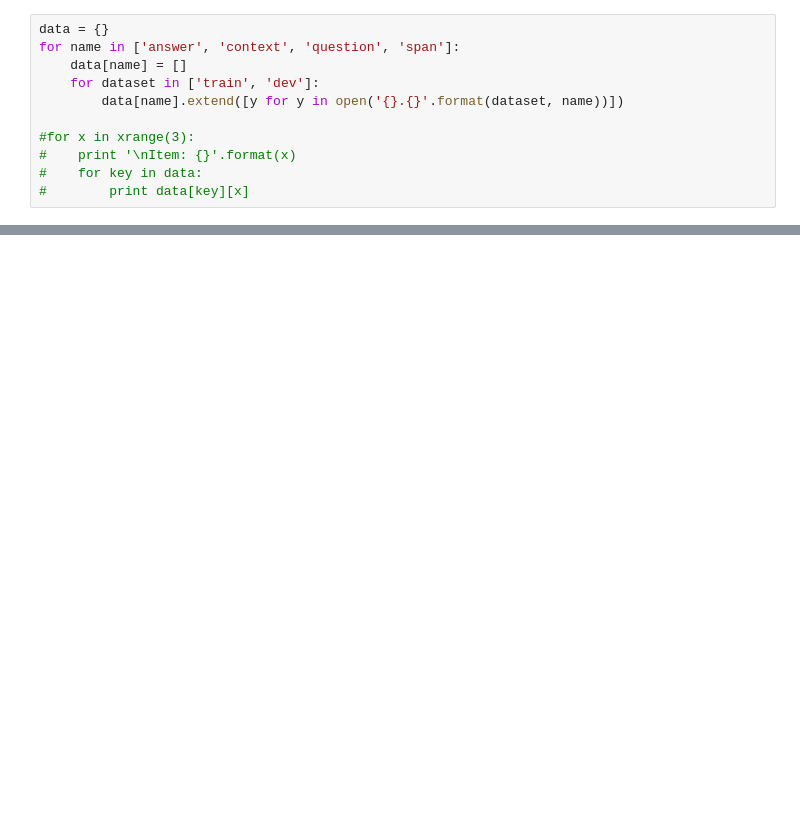
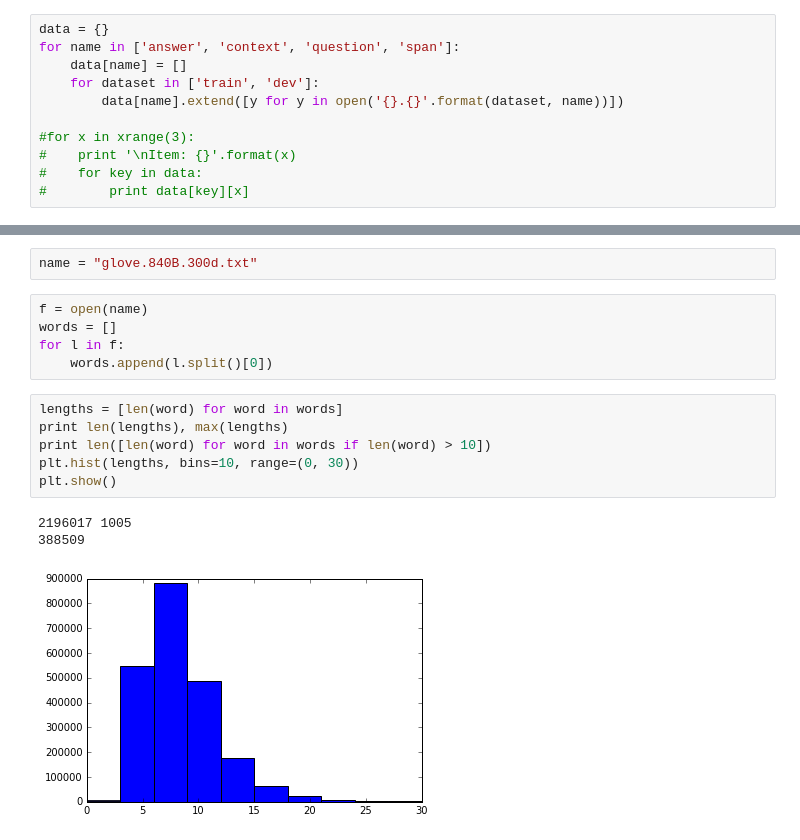
Before and after one commit to raksitov/squad, a Jupyter notebook: data/DataAnalysis.ipynb, the cells around one changed output, grey strips where cells are left out. Drawn from its saved outputs; the diff is of its cells as text; blank space fills up the shorter version.

```diff
--- a/data/DataAnalysis.ipynb
+++ b/data/DataAnalysis.ipynb
@@ -64,0 +117,17 @@ plt.show()
+# %%
+name = "glove.840B.300d.txt"
+# %%
+f = open(name)
+words = []
+for l in f:
+    words.append(l.split()[0])
+# %%
+lengths = [len(word) for word in words]
+print len(lengths), max(lengths)
+print len([len(word) for word in words if len(word) > 10])
+plt.hist(lengths, bins=10, range=(0, 30))
+plt.show()
+# %% [output]
+2196017 1005
+388509
+[figure, added]
```
Also changed, not shown: parts of 5 cells of this notebook, 3 other files.
